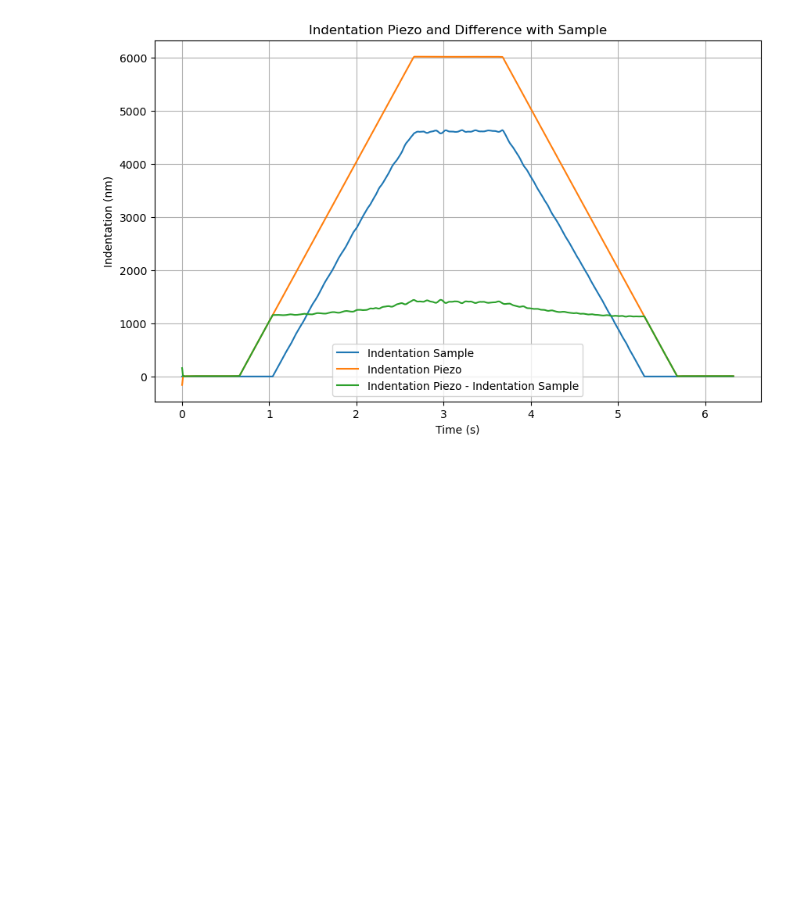
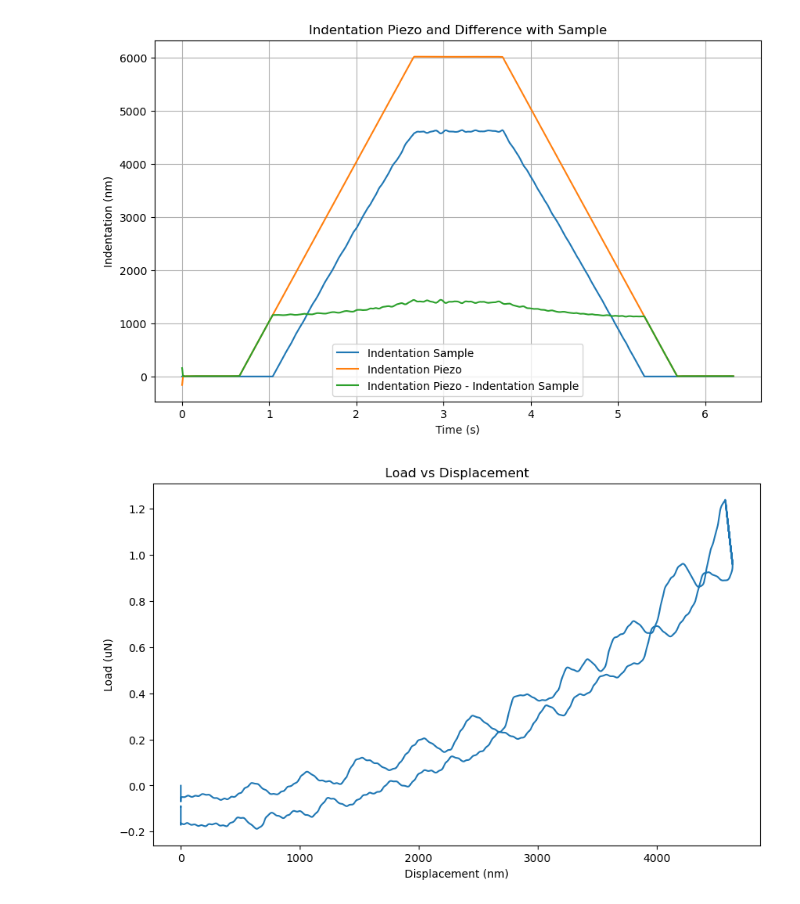
Before and after one commit to matou1604/fhnw, a Jupyter notebook: Nanoindentation/exploration.ipynb, the cells around one changed output. Cells and saved outputs as stored; diff of their text form; code cells hidden in the pictures; blank space fills up the shorter version.

```diff
--- a/Nanoindentation/PiumaTextFileYoungExtraction.ipynb
+++ b/Nanoindentation/exploration.ipynb
@@ -82,3 +82,14 @@ plt.grid(True)
 plt.show()
 # %% [output]
 [figure]
+# %%
+# plot load as a function of displacement
+
+plt.figure(figsize=(10, 6))
+plt.plot(data["Indentation (nm)"], data["Load (uN)"])
+plt.title("Load vs Displacement")
+plt.xlabel("Displacement (nm)")
+plt.ylabel("Load (uN)")
+plt.show()
+# %% [output]
+[figure, added]
```
Also changed, not shown: parts of 1 cell of this notebook, 2 other files.
